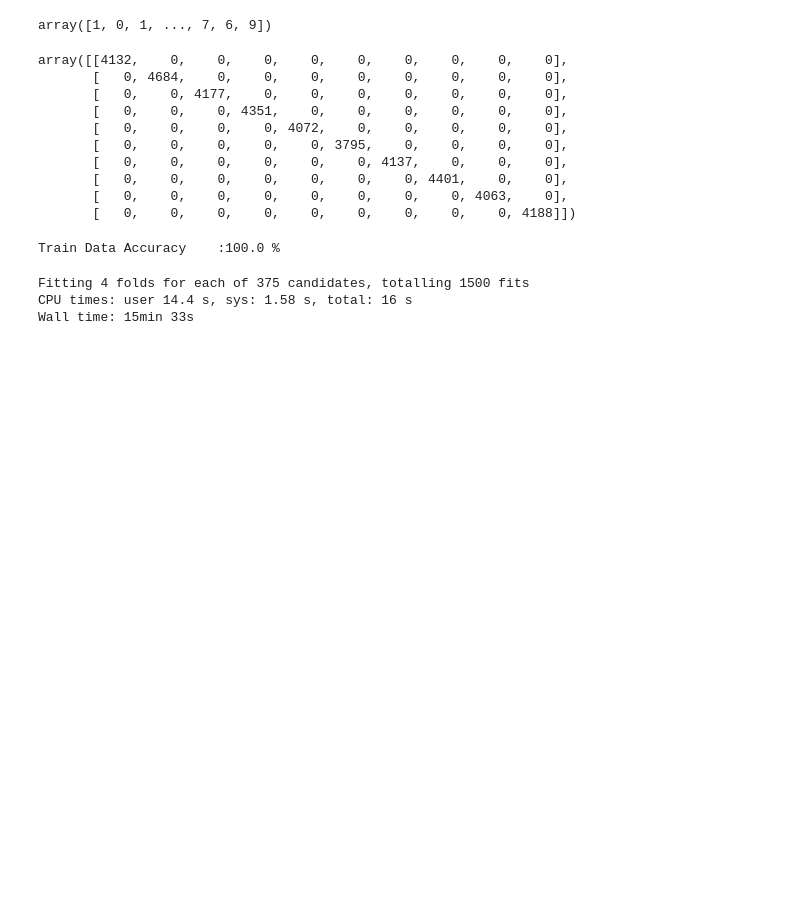
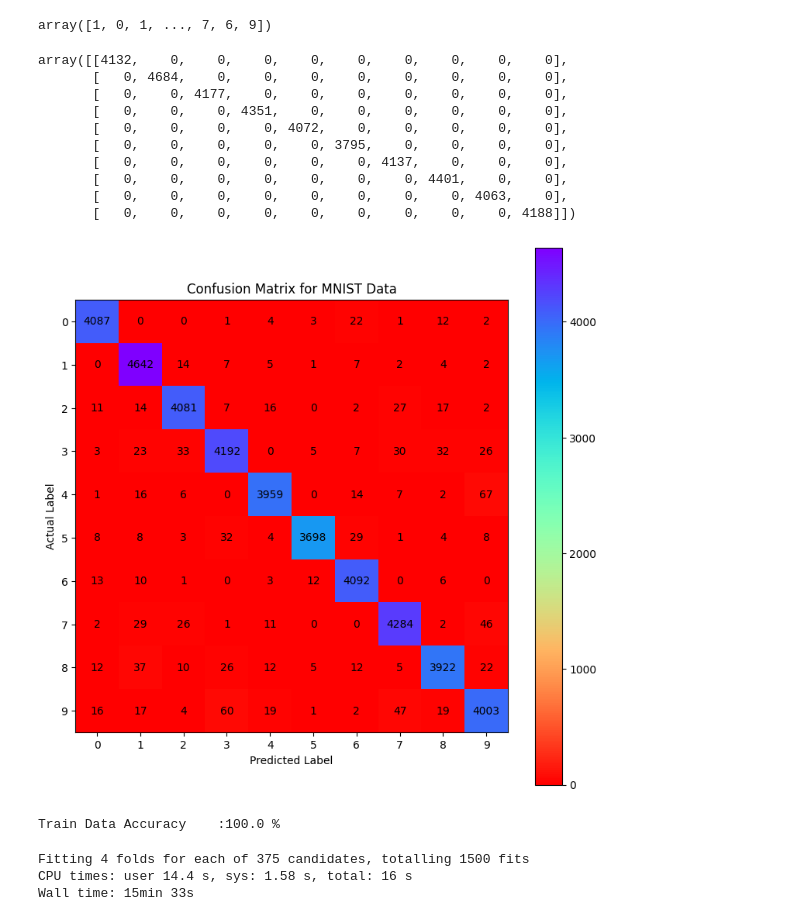
Before and after one commit to Flobrt/start-with-flask, a Jupyter notebook: model.ipynb, the cells around one changed output. Saved outputs shown, nothing was run; the diff lists cells and outputs as text; code cells hidden in the pictures; blank space fills up the shorter version.

```diff
--- a/model.ipynb
+++ b/model.ipynb
@@ -80,6 +82,22 @@ array([[4132,    0,    0,    0,    0,    0,    0,    0,    0,    0],
        [   0,    0,    0,    0,    0,    0,    0, 4401,    0,    0],
        [   0,    0,    0,    0,    0,    0,    0,    0, 4063,    0],
        [   0,    0,    0,    0,    0,    0,    0,    0,    0, 4188]])
+# %%
+plt.figure(figsize=(9,9))
+plt.imshow(cm,cmap='rainbow_r')
+plt.title("Confusion Matrix for MNIST Data")
+plt.xticks(np.arange(10))
+plt.yticks(np.arange(10))
+plt.ylabel('Actual Label')
+plt.xlabel('Predicted Label')
+plt.colorbar()
+width,height = cm.shape
+for x in range(width):
+    for y in range(height):
+        plt.annotate(str(cm[x][y]),xy=(y,x),horizontalalignment='center',verticalalignment='center')
+plt.show()
+# %% [output]
+[figure, added]
 # %%
 from sklearn.metrics import accuracy_score
 trainaccuracy= accuracy_score(y_train,model.predict(X_train))
```
Also changed, not shown: parts of 2 cells of this notebook.
